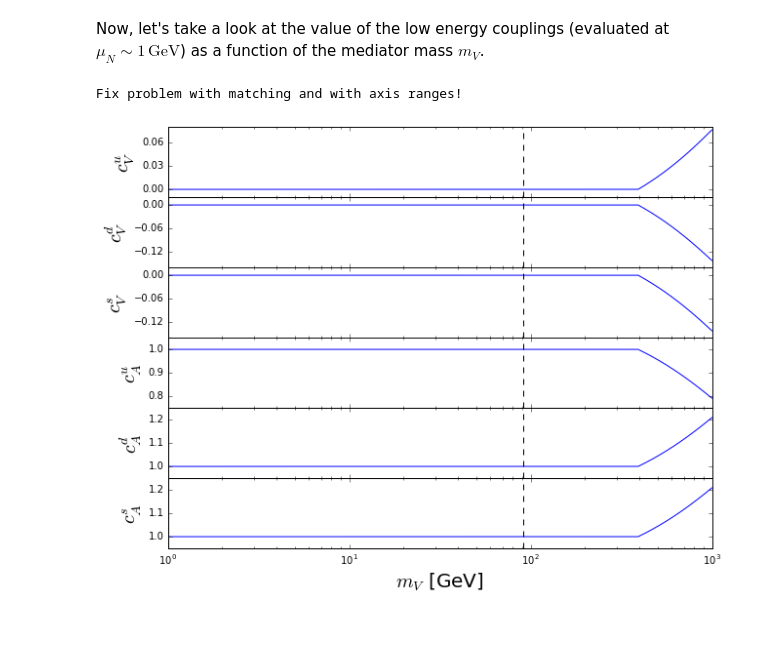
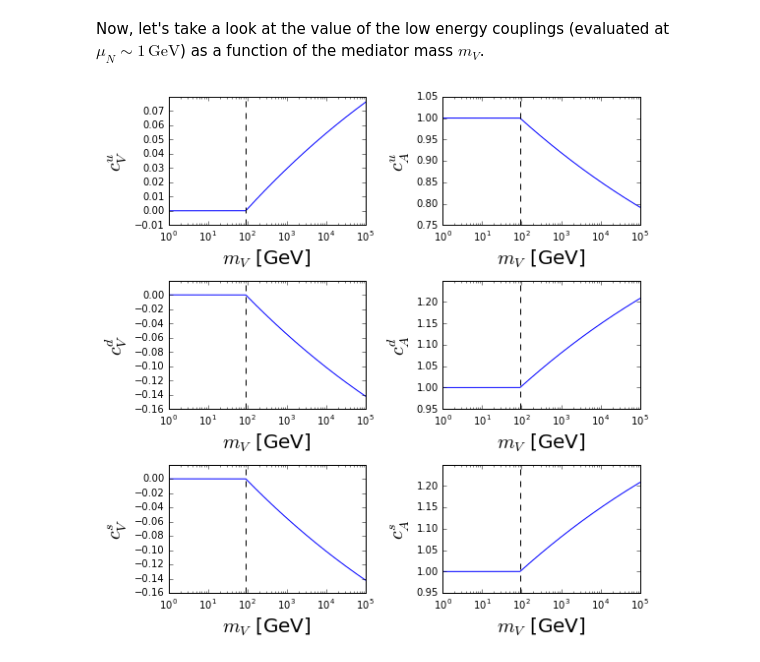
Before and after one commit to bradkav/runDM, a Jupyter notebook: python/runDM-examples.ipynb, the cells around one changed output. Cells and saved outputs as stored; diff of their text form; code cells hidden in the pictures; blank space fills up the shorter version.

```diff
--- a/python/runDM-examples.ipynb
+++ b/python/runDM-examples.ipynb
@@ -55,25 +55,28 @@ c_A^s = -3.60840796558e-05
 # %% [markdown]
 Now, let's take a look at the value of the low energy couplings (evaluated at $\mu_N \sim 1 \, \mathrm{GeV}$) as a function of the mediator mass $m_V$.
 # %%
-print "Fix problem with matching and with axis ranges!"
-
 mV = np.logspace(0, 5, 1000)
 c_q = np.zeros([1000,6])
 
+#Set the value of the high energy couplings
 c_high = runDM.setBenchmark("QuarksAxial")
+
+#Calculate the low energy couplings
 for i in range(1000):
     c_q[i,:] = runDM.lightqCouplings(c_high, mV[i], 1.0)
 
 #Now let's do some plotting
-f, ax = pl.subplots(6, sharex=True, figsize=(10,8))
+f, axarr = pl.subplots(3,2 ,figsize=(8,8))
 
 for k in range(6):
-    ax[k].semilogx(c_q[:,k])
-    ax[k].set_xlabel(r'$m_V$ [GeV]', fontsize=20.0)
-    ax[k].set_ylabel(r'$'+couplings_str[k]+'$', fontsize=20.0)
-    ax[k].yaxis.set_major_locator( matplotlib.ticker.MaxNLocator(nbins=4) )
-    ax[k].axvline(91.1875, color='k', linestyle='--')
-f.subplots_adjust(bottom=0.15, top=0.9,hspace=0)
+    ax = axarr[k%3, k/3]
+    ax.semilogx(mV, c_q[:,k])
+    ax.set_xlabel(r'$m_V$ [GeV]', fontsize=20.0)
+    ax.set_ylabel(r'$'+couplings_str[k]+'$', fontsize=20.0)
+    ax.axvline(91.1875, color='k', linestyle='--')
+    ax.set_xlim(1.0, 10**5)
+    ax.get_yticklabels()[-1].set_visible(False)
+#f.subplots_adjust(bottom=0.15, top=0.9, hspace=0.0, wspace=0.5)
+pl.tight_layout()
 # %% [output]
-Fix problem with matching and with axis ranges!
-[figure, old version]
+[figure, new version]
```
Also changed, not shown: parts of 1 cell of this notebook, 3 other files.
